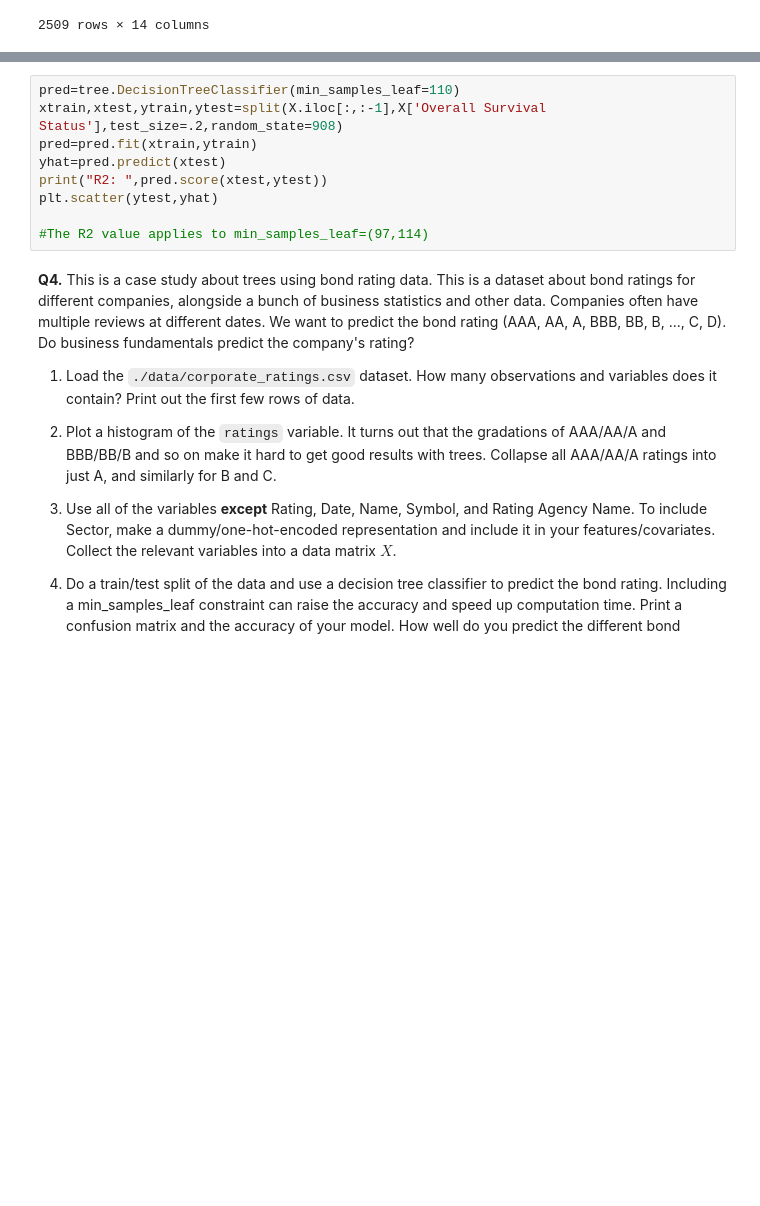
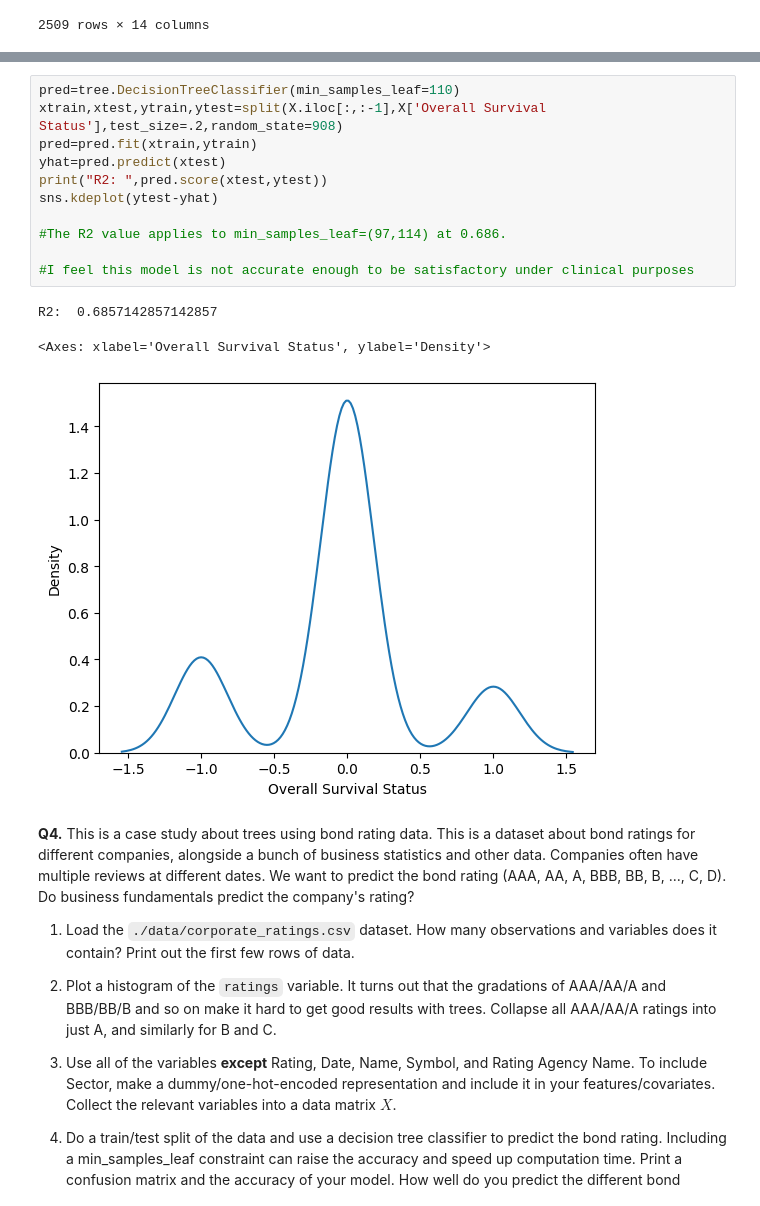
Before and after one commit to jac7az/trees, a Jupyter notebook: assignment/assignment.ipynb, the cells around one changed output, grey strips where cells are left out. Drawn from its saved outputs; the diff is of its cells as text; blank space fills up the shorter version.

```diff
--- a/assignment/assignment.ipynb
+++ b/assignment/assignment.ipynb
@@ -161,12 +165,18 @@ print("TPR:",tpr,'\n',"TNR:",tnr)
 # %%
 pred=tree.DecisionTreeClassifier(min_samples_leaf=110)
 xtrain,xtest,ytrain,ytest=split(X.iloc[:,:-1],X['Overall Survival Status'],test_size=.2,random_state=908)
 pred=pred.fit(xtrain,ytrain)
 yhat=pred.predict(xtest)
 print("R2: ",pred.score(xtest,ytest))
-plt.scatter(ytest,yhat)
+sns.kdeplot(ytest-yhat)
 
-#The R2 value applies to min_samples_leaf=(97,114)
+#The R2 value applies to min_samples_leaf=(97,114) at 0.686.
+
+#I feel this model is not accurate enough to be satisfactory under clinical purposes
+# %% [output]
+R2:  0.6857142857142857
+<Axes: xlabel='Overall Survival Status', ylabel='Density'>
+[figure, added]
 # %% [markdown]
 **Q4.** This is a case study about trees using bond rating data. This is a dataset about bond ratings for different companies, alongside a bunch of business statistics and other data. Companies often have multiple reviews at different dates. We want to predict the bond rating (AAA, AA, A, BBB, BB, B, ..., C, D). Do business fundamentals predict the company's rating?
 
```
Also changed, not shown: parts of 6 cells of this notebook.
